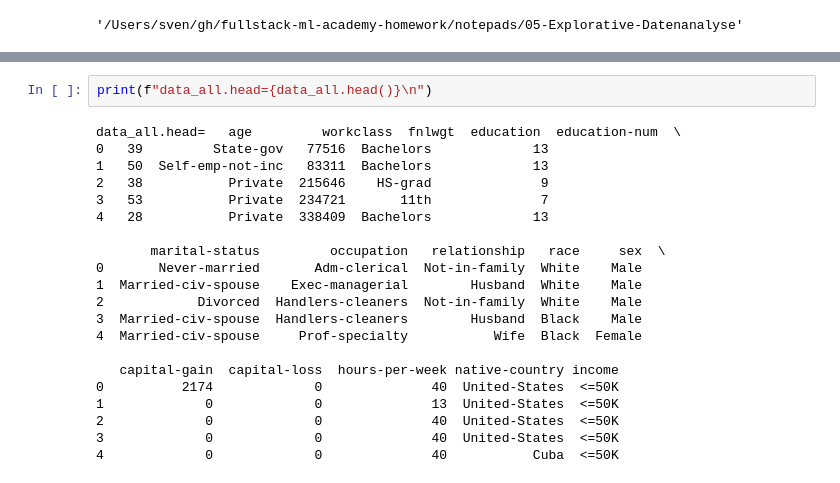
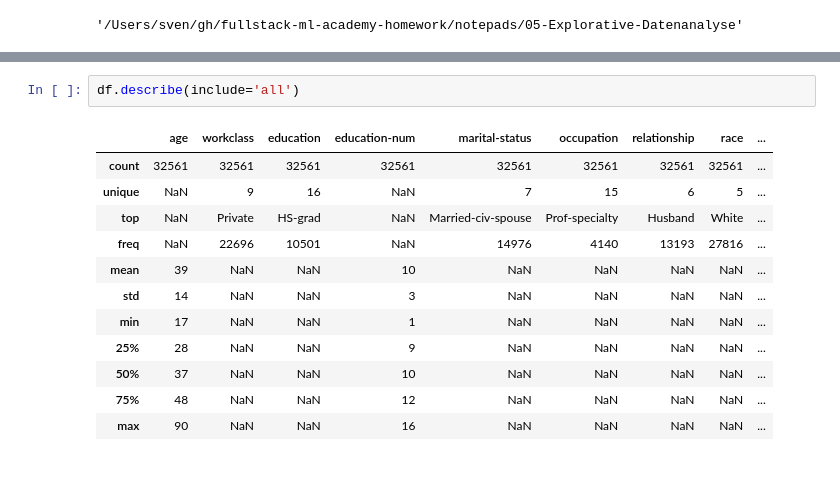
Before and after one commit to aisven/fullstack-ml-academy-homework, a Jupyter notebook: notepads/05-Explorative-Datenanalyse/05-Explorative-Datenanalyse.ipynb, the cells around one changed output, grey strips where cells are left out. Saved outputs shown, nothing was run; the diff lists cells and outputs as text.

```diff
--- a/notepads/05-Explorative-Datenanalyse/05-Explorative-Datenanalyse.ipynb
+++ b/notepads/05-Explorative-Datenanalyse/05-Explorative-Datenanalyse.ipynb
@@ -66,23 +84,15 @@ max      90 1484705             16         99999          4356              99
-# %%
-print(f"data_all.head={data_all.head()}\n")
-# %% [output]
-data_all.head=   age         workclass  fnlwgt  education  education-num  \
-0   39         State-gov   77516  Bachelors             13
-1   50  Self-emp-not-inc   83311  Bachelors             13
-2   38           Private  215646    HS-grad              9
-3   53           Private  234721       11th              7
-4   28           Private  338409  Bachelors             13
-
-       marital-status         occupation   relationship   race     sex  \
-0       Never-married       Adm-clerical  Not-in-family  White    Male
-1  Married-civ-spouse    Exec-managerial        Husband  White    Male
-2            Divorced  Handlers-cleaners  Not-in-family  White    Male
-3  Married-civ-spouse  Handlers-cleaners        Husband  Black    Male
-4  Married-civ-spouse     Prof-specialty           Wife  Black  Female
-
-   capital-gain  capital-loss  hours-per-week native-country income
-0          2174             0              40  United-States  <=50K
-1             0             0              13  United-States  <=50K
-2             0             0              40  United-States  <=50K
-3             0             0              40  United-States  <=50K
-4             0             0              40           Cuba  <=50K
+# %%
+df.describe(include='all')
+# %% [output]
+|  | age | workclass | education | education-num | marital-status | occupation | relationship | race | ... |
+| count | 32561 | 32561 | 32561 | 32561 | 32561 | 32561 | 32561 | 32561 | ... |
+| unique | NaN | 9 | 16 | NaN | 7 | 15 | 6 | 5 | ... |
+| top | NaN | Private | HS-grad | NaN | Married-civ-spouse | Prof-specialty | Husband | White | ... |
+| freq | NaN | 22696 | 10501 | NaN | 14976 | 4140 | 13193 | 27816 | ... |
+| mean | 39 | NaN | NaN | 10 | NaN | NaN | NaN | NaN | ... |
+| std | 14 | NaN | NaN | 3 | NaN | NaN | NaN | NaN | ... |
+| min | 17 | NaN | NaN | 1 | NaN | NaN | NaN | NaN | ... |
+| 25% | 28 | NaN | NaN | 9 | NaN | NaN | NaN | NaN | ... |
+| 50% | 37 | NaN | NaN | 10 | NaN | NaN | NaN | NaN | ... |
+| 75% | 48 | NaN | NaN | 12 | NaN | NaN | NaN | NaN | ... |
+| max | 90 | NaN | NaN | 16 | NaN | NaN | NaN | NaN | ... |
```
Also changed, not shown: parts of 17 cells of this notebook.
